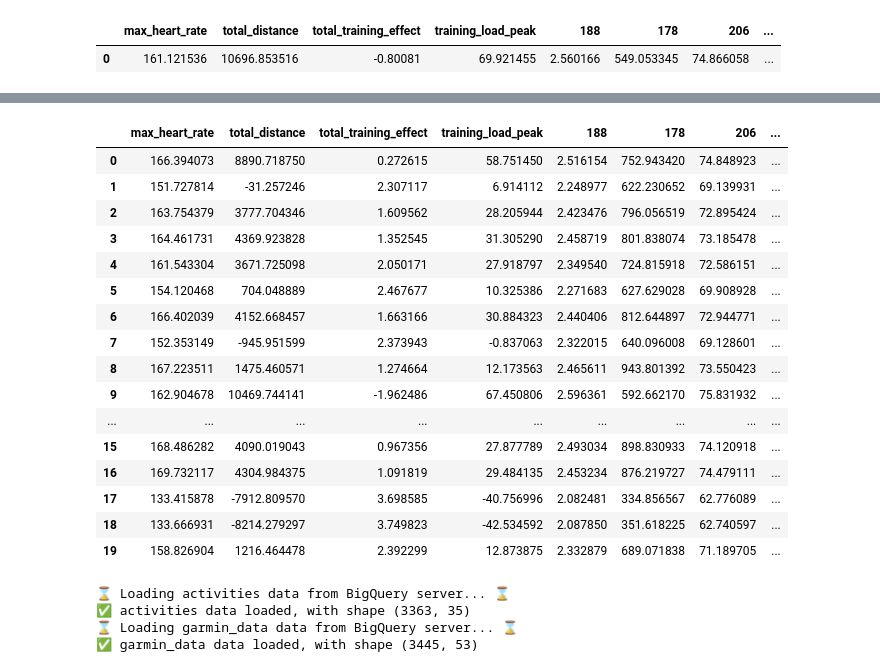
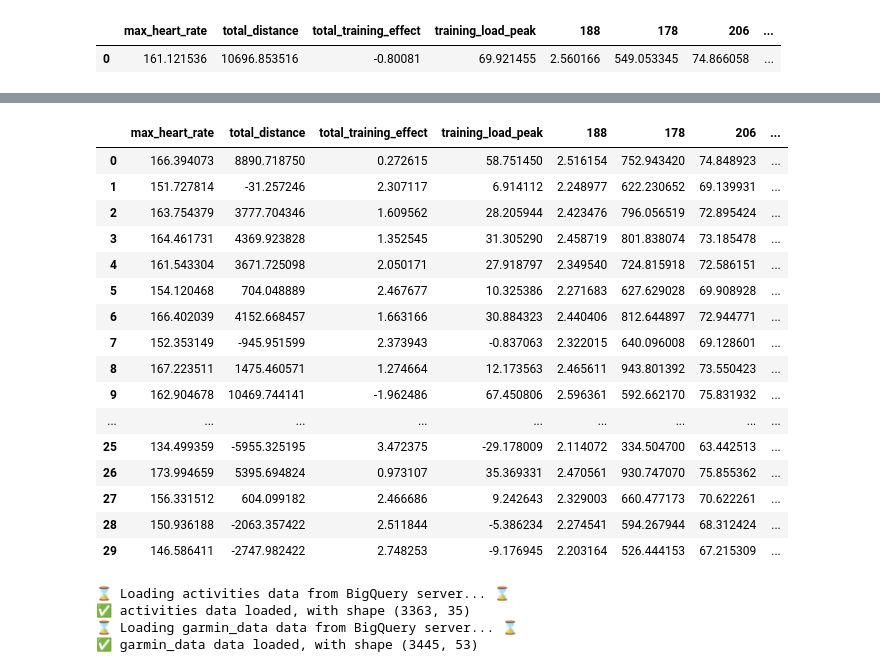
Before and after one commit to nicblanc/overcome-tomorrow, a Jupyter notebook: notebooks/create_test_model.ipynb, the cells around one changed output, grey strips where cells are left out. Cells and saved outputs as stored; diff of their text form; code cells hidden in the pictures.

Commit message:
Add predict vs real functions.

```diff
--- a/notebooks/create_test_model.ipynb
+++ b/notebooks/create_test_model.ipynb
@@ -598,5 +619,5 @@ predict_for_date(garmin_data, preproc_garmin_data, preproc_activity, model, date
 |  | max_heart_rate | total_distance | total_training_effect | training_load_peak | 188 | 178 | 206 | ... |
 | 0 | 161.121536 | 10696.853516 | -0.80081 | 69.921455 | 2.560166 | 549.053345 | 74.866058 | ... |
 # %%
-predict_for_last_n_days(garmin_data, preproc_garmin_data, preproc_activity, model, 20)
+predict_for_last_n_days(garmin_data, preproc_garmin_data, preproc_activity, model, 30)
 # %% [output]
@@ -604,20 +625,20 @@ predict_for_last_n_days(garmin_data, preproc_garmin_data, preproc_activity, mode
 |  | max_heart_rate | total_distance | total_training_effect | training_load_peak | 188 | 178 | 206 | ... |
 | 0 | 166.394073 | 8890.718750 | 0.272615 | 58.751450 | 2.516154 | 752.943420 | 74.848923 | ... |
 | 1 | 151.727814 | -31.257246 | 2.307117 | 6.914112 | 2.248977 | 622.230652 | 69.139931 | ... |
 | 2 | 163.754379 | 3777.704346 | 1.609562 | 28.205944 | 2.423476 | 796.056519 | 72.895424 | ... |
 | 3 | 164.461731 | 4369.923828 | 1.352545 | 31.305290 | 2.458719 | 801.838074 | 73.185478 | ... |
 | 4 | 161.543304 | 3671.725098 | 2.050171 | 27.918797 | 2.349540 | 724.815918 | 72.586151 | ... |
 | 5 | 154.120468 | 704.048889 | 2.467677 | 10.325386 | 2.271683 | 627.629028 | 69.908928 | ... |
 | 6 | 166.402039 | 4152.668457 | 1.663166 | 30.884323 | 2.440406 | 812.644897 | 72.944771 | ... |
 | 7 | 152.353149 | -945.951599 | 2.373943 | -0.837063 | 2.322015 | 640.096008 | 69.128601 | ... |
 | 8 | 167.223511 | 1475.460571 | 1.274664 | 12.173563 | 2.465611 | 943.801392 | 73.550423 | ... |
 | 9 | 162.904678 | 10469.744141 | -1.962486 | 67.450806 | 2.596361 | 592.662170 | 75.831932 | ... |
 | ... | ... | ... | ... | ... | ... | ... | ... | ... |
-| 15 | 168.486282 | 4090.019043 | 0.967356 | 27.877789 | 2.493034 | 898.830933 | 74.120918 | ... |
-| 16 | 169.732117 | 4304.984375 | 1.091819 | 29.484135 | 2.453234 | 876.219727 | 74.479111 | ... |
-| 17 | 133.415878 | -7912.809570 | 3.698585 | -40.756996 | 2.082481 | 334.856567 | 62.776089 | ... |
-| 18 | 133.666931 | -8214.279297 | 3.749823 | -42.534592 | 2.087850 | 351.618225 | 62.740597 | ... |
-| 19 | 158.826904 | 1216.464478 | 2.392299 | 12.873875 | 2.332879 | 689.071838 | 71.189705 | ... |
+| 25 | 134.499359 | -5955.325195 | 3.472375 | -29.178009 | 2.114072 | 334.504700 | 63.442513 | ... |
+| 26 | 173.994659 | 5395.694824 | 0.973107 | 35.369331 | 2.470561 | 930.747070 | 75.855362 | ... |
+| 27 | 156.331512 | 604.099182 | 2.466686 | 9.242643 | 2.329003 | 660.477173 | 70.622261 | ... |
+| 28 | 150.936188 | -2063.357422 | 2.511844 | -5.386234 | 2.274541 | 594.267944 | 68.312424 | ... |
+| 29 | 146.586411 | -2747.982422 | 2.748253 | -9.176945 | 2.203164 | 526.444153 | 67.215309 | ... |
 # %%
 garmin_data, activities = get_data()
 # %% [output]
```
Also changed, not shown: parts of 11 cells of this notebook, 1 other file.
